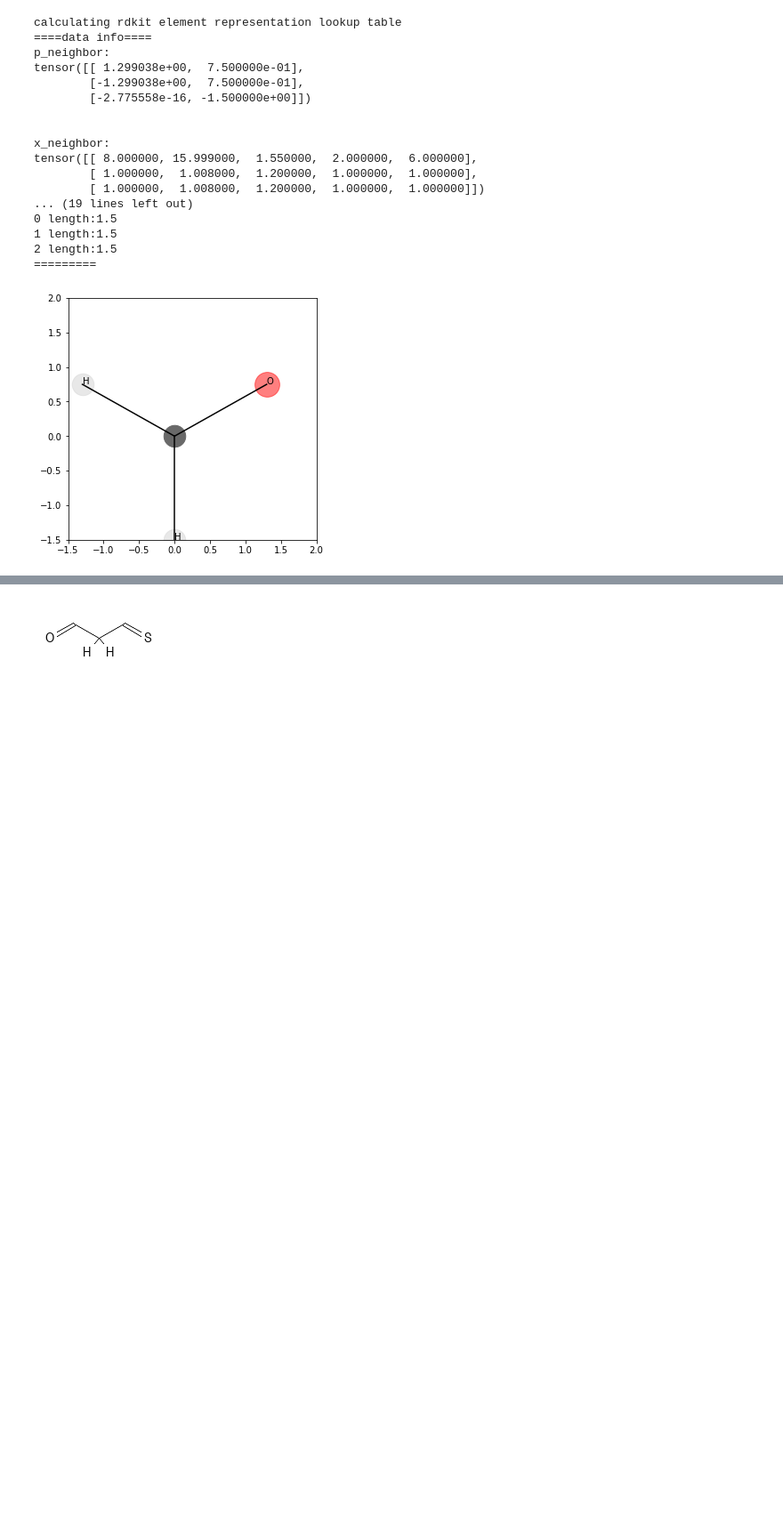
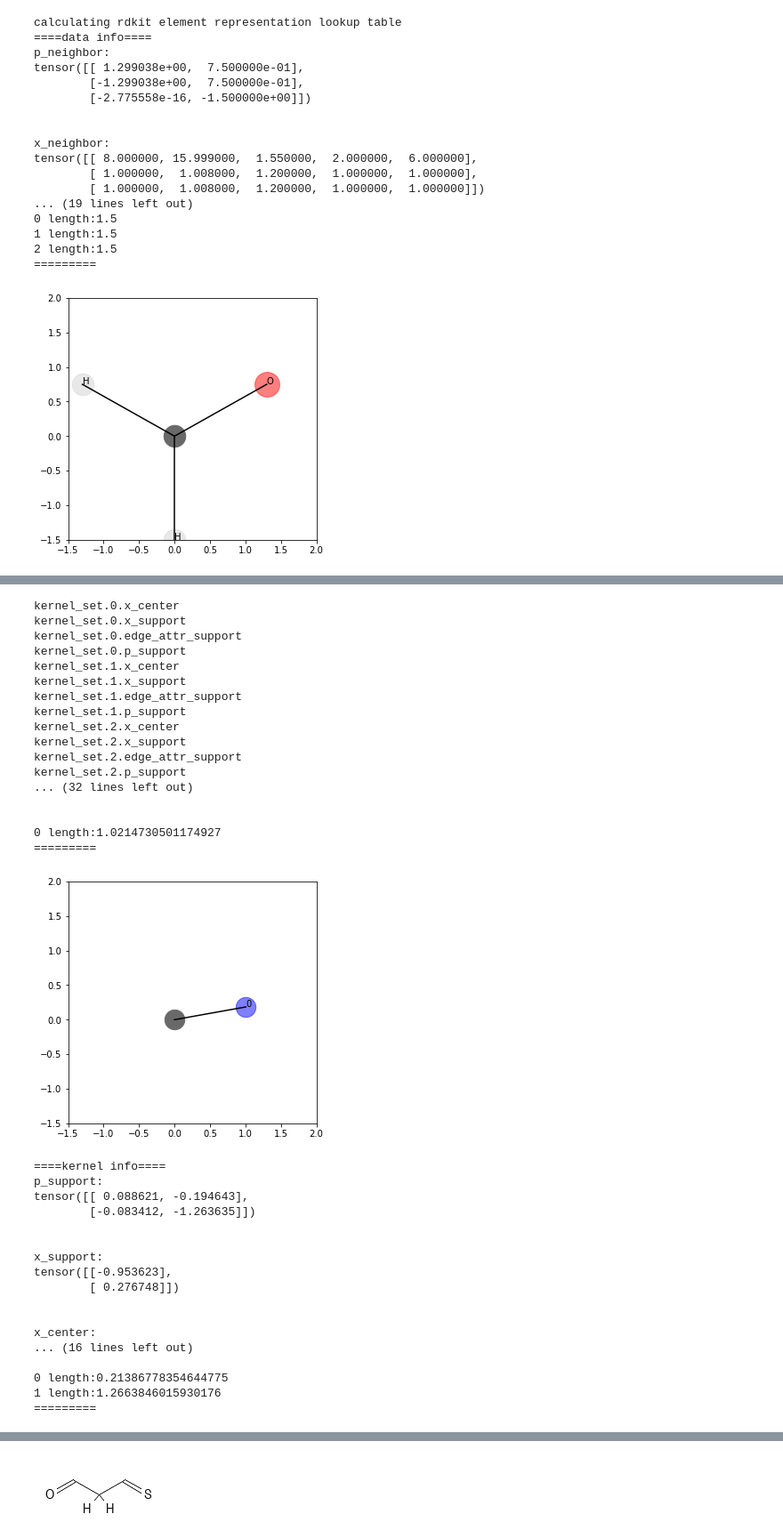
Before and after one commit to LanceKnight/Hit_Explosion, a Jupyter notebook: kernel_similarity_test.ipynb, the cells around one changed output, grey strips where cells are left out. Shown: that part at 89% size. Saved outputs shown, nothing was run; the diff lists cells and outputs as text; code cells hidden in the pictures; blank space fills up the shorter version.

```diff
--- a/kernel_similarity_test.ipynb
+++ b/kernel_similarity_test.ipynb
@@ -1398,0 +1402,24 @@ RuntimeError: stack expects a non-empty TensorList
+# %%
+class KernelLayer(Module):
+    def __init__(self, L, D, node_attr_dim, edge_attr_dim):
+        '''
+        inputs:
+        D: dimension
+        L: number of KernelConvSet
+        '''
+        super(KernelLayer, self).__init__()
+        self.kernelset_list = ModuleList()
+        self.L = L
+        for l in range(L):
+            self.kernelset_list.append(KernelSetConv(D=2, node_attr_dim = node_attr_dim, edge_attr_dim = edge_attr_dim))
+
+    def forward(self, data):
+        out = []
+        for l in range(self.L):
+            signal=self.kernelset_list[l](data=data)
+            out.append(signal)
+        print(out)
+
+
+model = KernelLayer(2, 2, 5, 1)
+model(data=data)
@@ -1398,0 +1511,38 @@ RuntimeError: stack expects a non-empty TensorList
+# %%
+vis_kernel_in_model(model)
+# %% [output]
+kernel_set.0.x_center
+kernel_set.0.x_support
+kernel_set.0.edge_attr_support
+kernel_set.0.p_support
+kernel_set.1.x_center
+kernel_set.1.x_support
+kernel_set.1.edge_attr_support
+kernel_set.1.p_support
+kernel_set.2.x_center
+kernel_set.2.x_support
+kernel_set.2.edge_attr_support
+kernel_set.2.p_support
+... (32 lines left out)
+
+
+0 length:1.0214730501174927
+=========
+[figure, added]
+====kernel info====
+p_support:
+tensor([[ 0.088621, -0.194643],
+        [-0.083412, -1.263635]])
+
+
+x_support:
+tensor([[-0.953623],
+        [ 0.276748]])
+
+
+x_center:
+... (16 lines left out)
+
+0 length:0.21386778354644775
+1 length:1.2663846015930176
+=========
```
Also changed, not shown: parts of 11 cells of this notebook.
